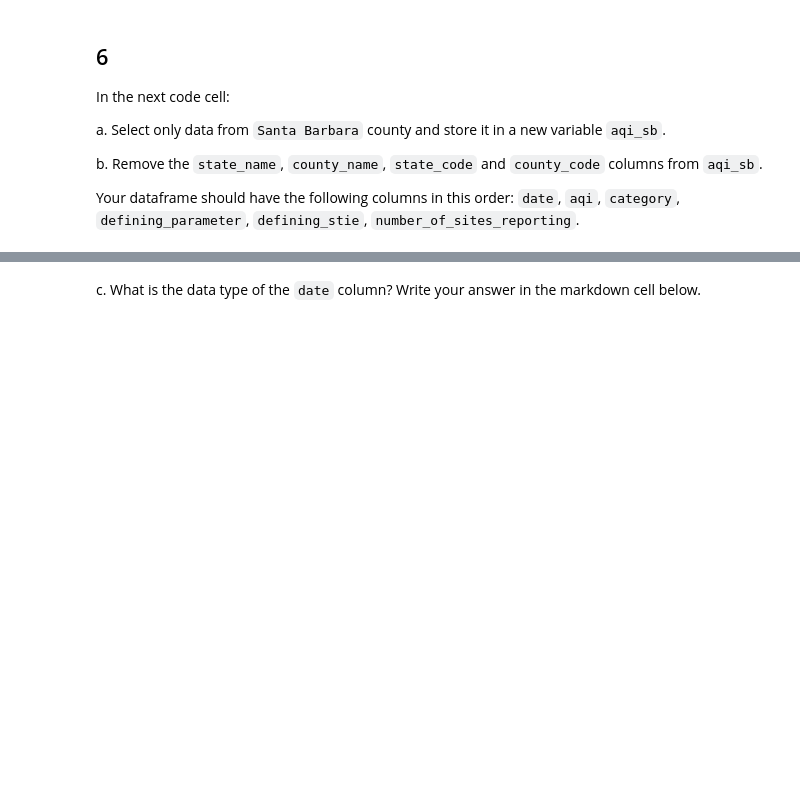
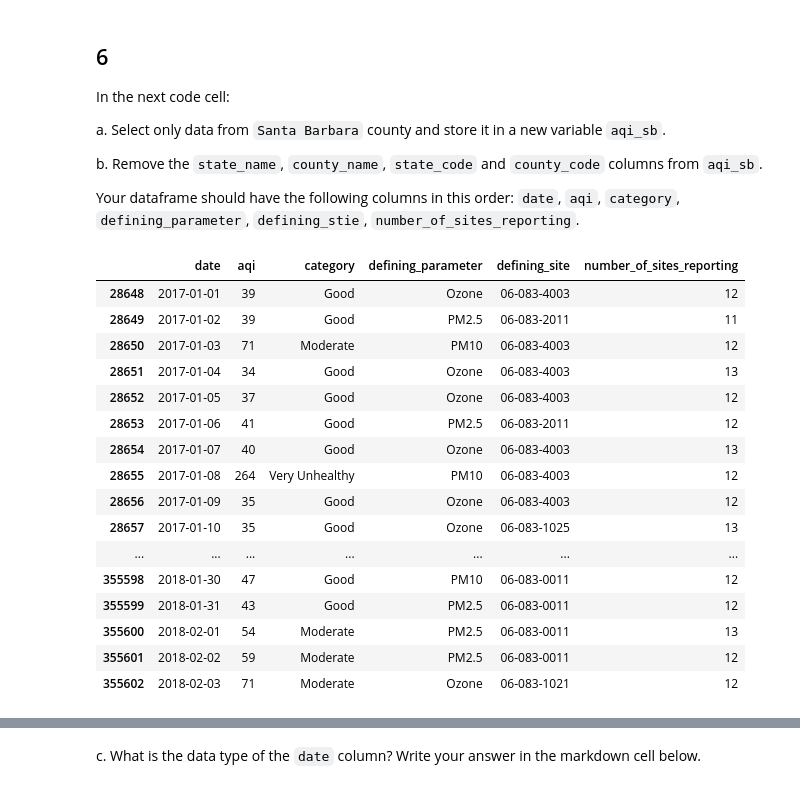
Before and after one commit to jwonyk/eds220-hwk2, a Jupyter notebook: task3/hwk2-task3-aqi-kim.ipynb, the cells around one changed output, grey strips where cells are left out. Saved outputs shown, nothing was run; the diff lists cells and outputs as text; code cells hidden in the pictures; blank space fills up the shorter version.

Commit message:
Subset AQI data and drop unnecessary columns.

```diff
--- a/task3/hwk2-task3-aqi-kim.ipynb
+++ b/task3/hwk2-task3-aqi-kim.ipynb
@@ -147,7 +172,5 @@ In the next line run `aqi`.
 
 NOTE: When we concatenate data frames like this, without any extra parameters for `pd.concat()` the indices for the two dataframes are just "glued together", the index of the resulting dataframe is not updated to start from 0. Notice the mismatch between the index of `aqi` and the number of rows i the complete data frame.
 # %%
-
 # Use `pd.concat()` to stack and glue two dataframes
-aqi = pd.concat([aqi_17, aqi_18])
-aqi
+aqi = pd.concat([aqi_17, aqi_18], ignore_index = True)
@@ -187,2 +227,30 @@ aqi_sb
+# %%
+# Select only rows where the country name equals 'Santa Barbara'
+aqi_sb = aqi[aqi['county_name'] == 'Santa Barbara']
+
+# Remove unnecessary columns
+aqi_sb = aqi_sb.drop(columns = ['state_name',
+                                'county_name',
+                                'state_code',
+                                'county_code'], axis = 1)
+aqi_sb
+# %% [output]
+|  | date | aqi | category | defining_parameter | defining_site | number_of_sites_reporting |
+| 28648 | 2017-01-01 | 39 | Good | Ozone | 06-083-4003 | 12 |
+| 28649 | 2017-01-02 | 39 | Good | PM2.5 | 06-083-2011 | 11 |
+| 28650 | 2017-01-03 | 71 | Moderate | PM10 | 06-083-4003 | 12 |
+| 28651 | 2017-01-04 | 34 | Good | Ozone | 06-083-4003 | 13 |
+| 28652 | 2017-01-05 | 37 | Good | Ozone | 06-083-4003 | 12 |
+| 28653 | 2017-01-06 | 41 | Good | PM2.5 | 06-083-2011 | 12 |
+| 28654 | 2017-01-07 | 40 | Good | Ozone | 06-083-4003 | 13 |
+| 28655 | 2017-01-08 | 264 | Very Unhealthy | PM10 | 06-083-4003 | 12 |
+| 28656 | 2017-01-09 | 35 | Good | Ozone | 06-083-4003 | 12 |
+| 28657 | 2017-01-10 | 35 | Good | Ozone | 06-083-1025 | 13 |
+| ... | ... | ... | ... | ... | ... | ... |
+| 355598 | 2018-01-30 | 47 | Good | PM10 | 06-083-0011 | 12 |
+| 355599 | 2018-01-31 | 43 | Good | PM2.5 | 06-083-0011 | 12 |
+| 355600 | 2018-02-01 | 54 | Moderate | PM2.5 | 06-083-0011 | 13 |
+| 355601 | 2018-02-02 | 59 | Moderate | PM2.5 | 06-083-0011 | 12 |
+| 355602 | 2018-02-03 | 71 | Moderate | Ozone | 06-083-1021 | 12 |
 # %%
 grader.check("q6a")
```
Also changed, not shown: parts of 10 cells of this notebook.
